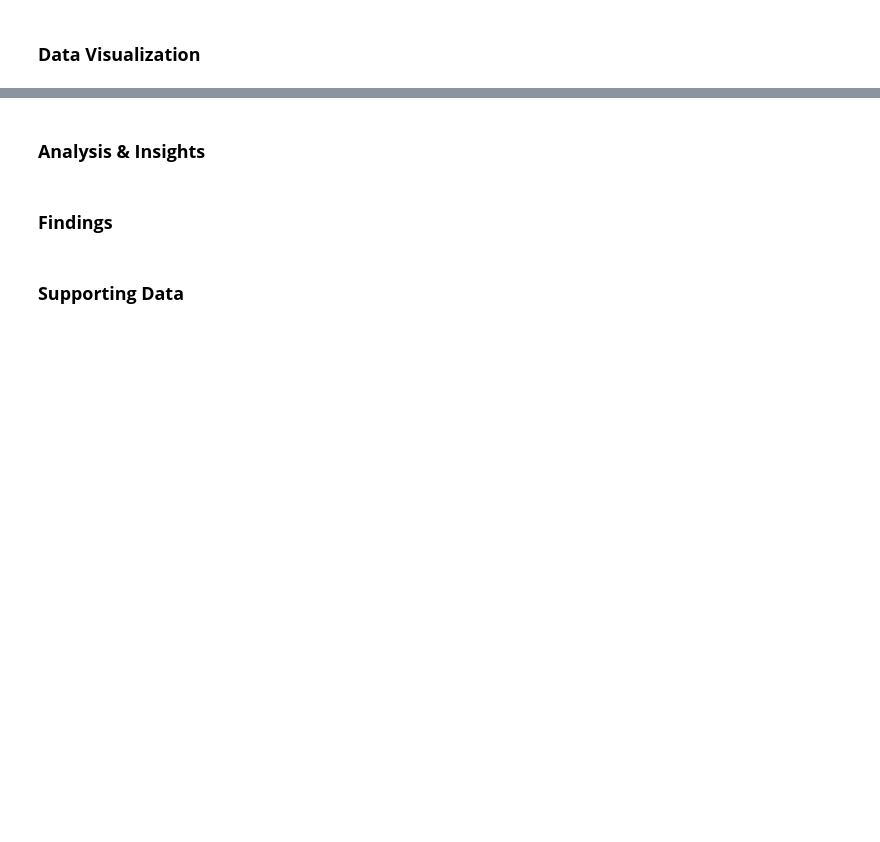
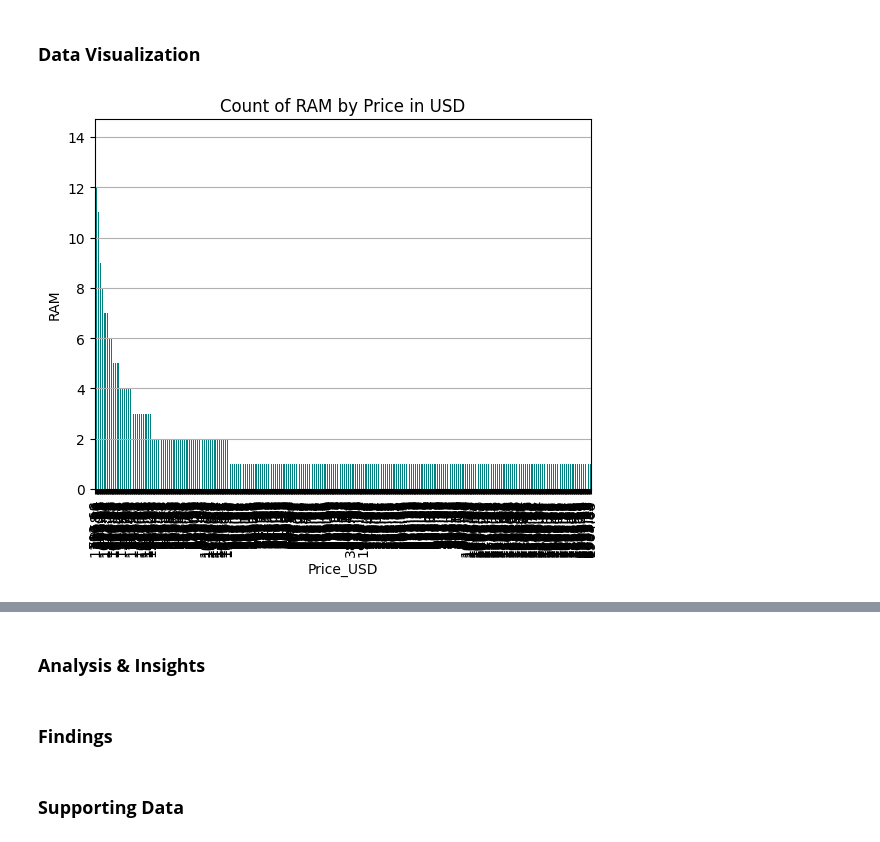
Before and after one commit to rkynhoff/CodeLouisville_Data_M2_Project, a Jupyter notebook: MiniProject_V2.ipynb, the cells around one changed output, grey strips where cells are left out. Saved outputs shown, nothing was run; the diff lists cells and outputs as text; code cells hidden in the pictures; blank space fills up the shorter version.

```diff
--- a/MiniProject_V2.ipynb
+++ b/MiniProject_V2.ipynb
@@ -440,2 +483,13 @@ ValueError: No axis named Price_USD for object type DataFrame
 # %% [markdown]
 ### **Data Visualization**
+# %%
+# Investigate the amount of RAM by price point
+fig, ax = plt.subplots()
+
+fig = laptop_data_clean.groupby("Price_USD")["RAM"].count().sort_values(ascending=False).plot(kind="bar", ylabel="RAM",color="teal")
+
+plt.title("Count of RAM by Price in USD")
+
+ax.grid(axis="y")
+# %% [output]
+[figure, added]
```
Also changed, not shown: parts of 8 cells of this notebook, 1 other file.
